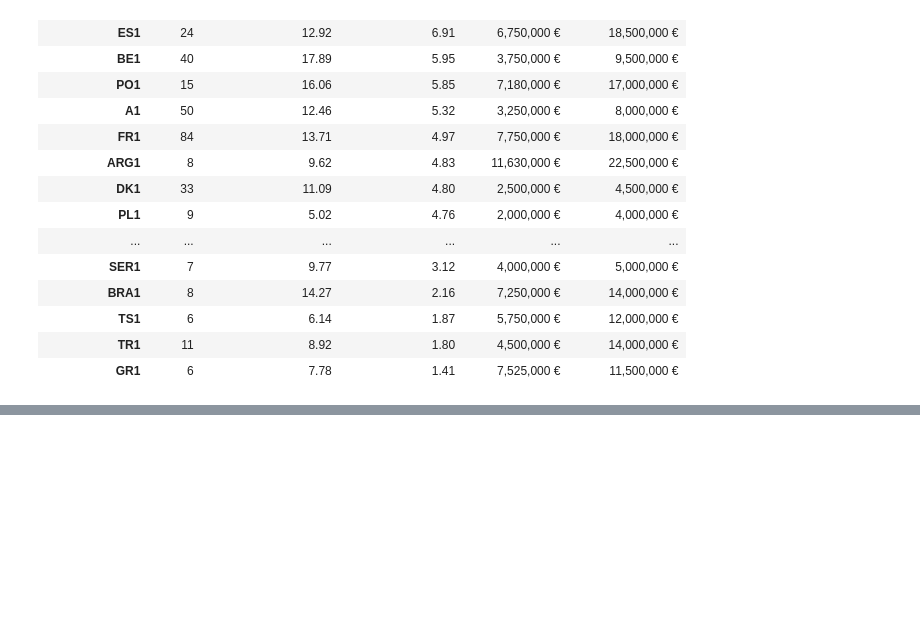
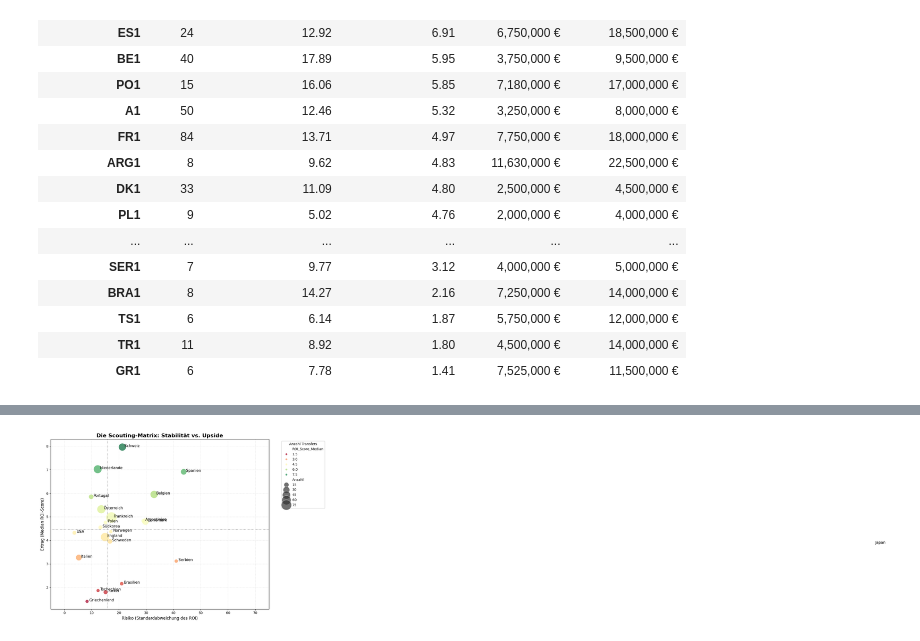
Before and after one commit to juliandietes/DPP-2026_Julian, a Jupyter notebook: notebooks/02_data-preparation_Transfermarkt copy.ipynb, the cells around one changed output, grey strips where cells are left out. Drawn from its saved outputs; the diff is of its cells as text; code cells hidden in the pictures; blank space fills up the shorter version.

Commit message:
add further data analysis

```diff
--- a/notebooks/02_data-preparation_Transfermarkt copy.ipynb
+++ b/notebooks/02_data-preparation_Transfermarkt copy.ipynb
@@ -212,0 +440,27 @@ LIGA-CHECK: Mittelwert vs. Median (Sortiert nach Median)
+# %%
+# --- Grafik 2: Risk vs. Reward Matrix (Scatter-Plot) ---
+plt.figure(figsize=(12, 8))
+scatter = sns.scatterplot(data=plot_data, x='Risiko_std', y='ROI_Score_Median',
+                         size='Anzahl', sizes=(100, 1000), alpha=0.7,
+                         hue='ROI_Score_Median', palette='RdYlGn')
+
+# Beschriftung der Punkte mit den Klarnamen
+for i in range(plot_data.shape[0]):
+    plt.text(plot_data.Risiko_std[i] + 0.8, plot_data.ROI_Score_Median[i],
+             plot_data.Land[i], fontsize=11, fontweight='medium')
+
+plt.title('Die Scouting-Matrix: Stabilität vs. Upside', fontsize=16, fontweight='bold')
+plt.xlabel('Risiko (Standardabweichung des ROI)', fontsize=12)
+plt.ylabel('Ertrag (Median ROI-Score)', fontsize=12)
+
+# Hilfslinien zur Orientierung (Mediane über alle Ligen)
+plt.axhline(plot_data['ROI_Score_Median'].median(), color='black', linestyle=':', alpha=0.4)
+plt.axvline(plot_data['Risiko_std'].median(), color='black', linestyle=':', alpha=0.4)
+
+plt.grid(True, which='both', linestyle='--', alpha=0.3)
+plt.legend(title='Anzahl Transfers', bbox_to_anchor=(1.05, 1), loc='upper left')
+plt.tight_layout()
+plt.xlim(-5, 75)
+plt.show()
+# %% [output]
+[figure, added]
```
Also changed, not shown: parts of 12 cells of this notebook, 1 other file.
